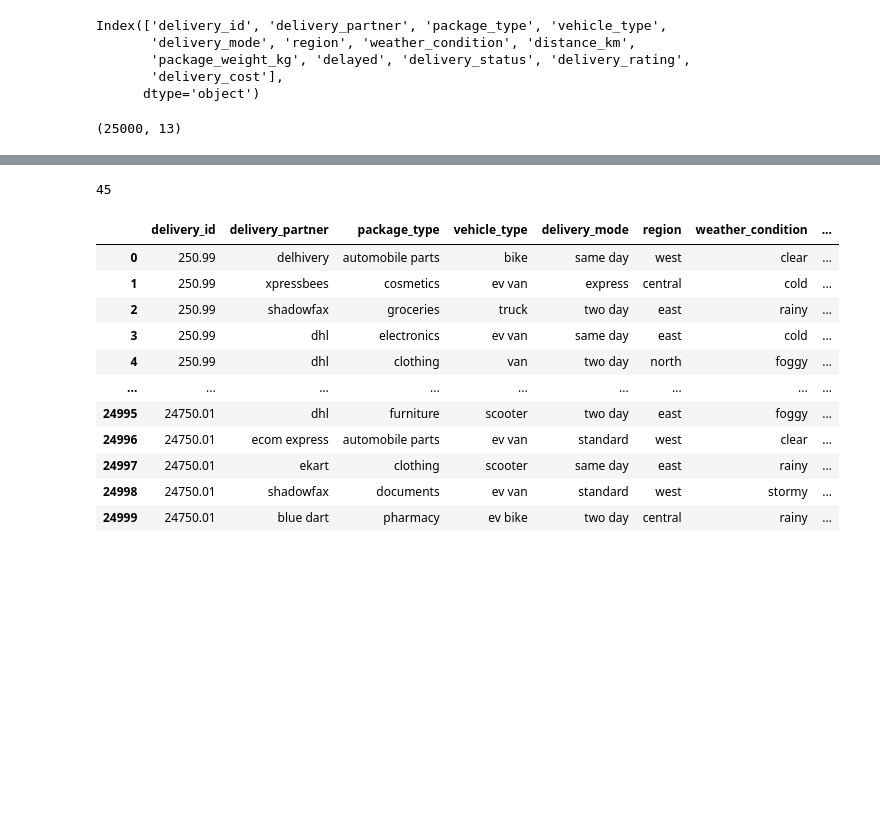
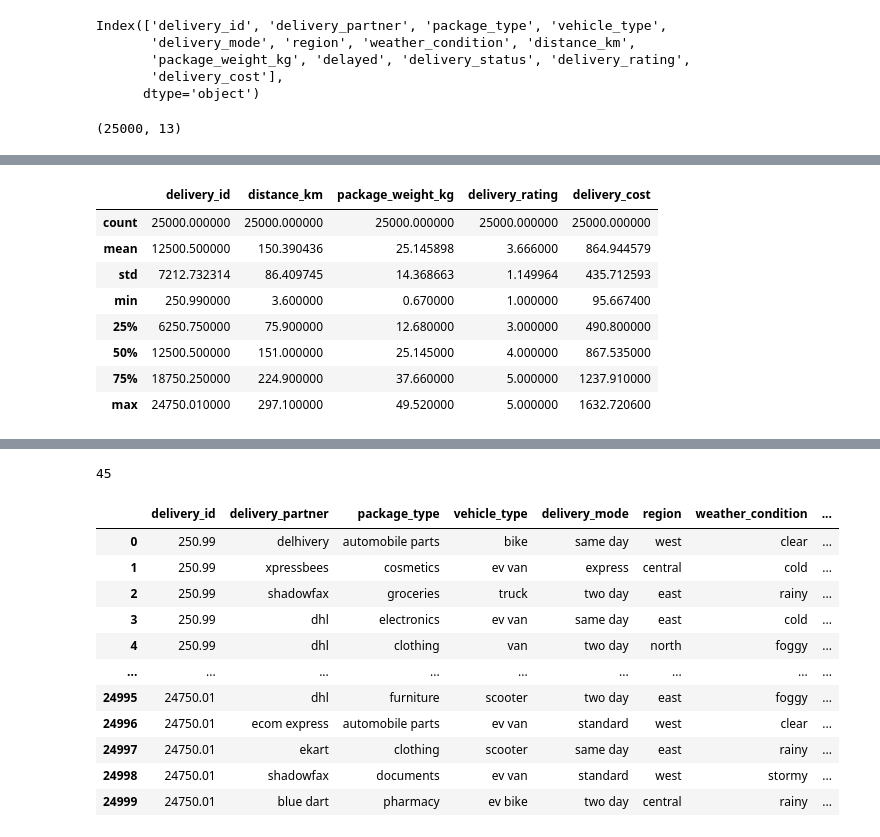
Before and after one commit to mahendra204/Python-Basics-Projects, a Jupyter notebook: Delivery Logistics EDA.ipynb, the cells around one changed output, grey strips where cells are left out. Saved outputs shown, nothing was run; the diff lists cells and outputs as text; code cells hidden in the pictures; blank space fills up the shorter version.

```diff
--- a/Delivery Logistics EDA.ipynb
+++ b/Delivery Logistics EDA.ipynb
@@ -129,0 +154,12 @@ df
+# %%
+df.describe()
+# %% [output]
+|  | delivery_id | distance_km | package_weight_kg | delivery_rating | delivery_cost |
+| count | 25000.000000 | 25000.000000 | 25000.000000 | 25000.000000 | 25000.000000 |
+| mean | 12500.500000 | 150.390436 | 25.145898 | 3.666000 | 864.944579 |
+| std | 7212.732314 | 86.409745 | 14.368663 | 1.149964 | 435.712593 |
+| min | 250.990000 | 3.600000 | 0.670000 | 1.000000 | 95.667400 |
+| 25% | 6250.750000 | 75.900000 | 12.680000 | 3.000000 | 490.800000 |
+| 50% | 12500.500000 | 151.000000 | 25.145000 | 4.000000 | 867.535000 |
+| 75% | 18750.250000 | 224.900000 | 37.660000 | 5.000000 | 1237.910000 |
+| max | 24750.010000 | 297.100000 | 49.520000 | 5.000000 | 1632.720600 |
```
Also changed, not shown: parts of 7 cells of this notebook.
